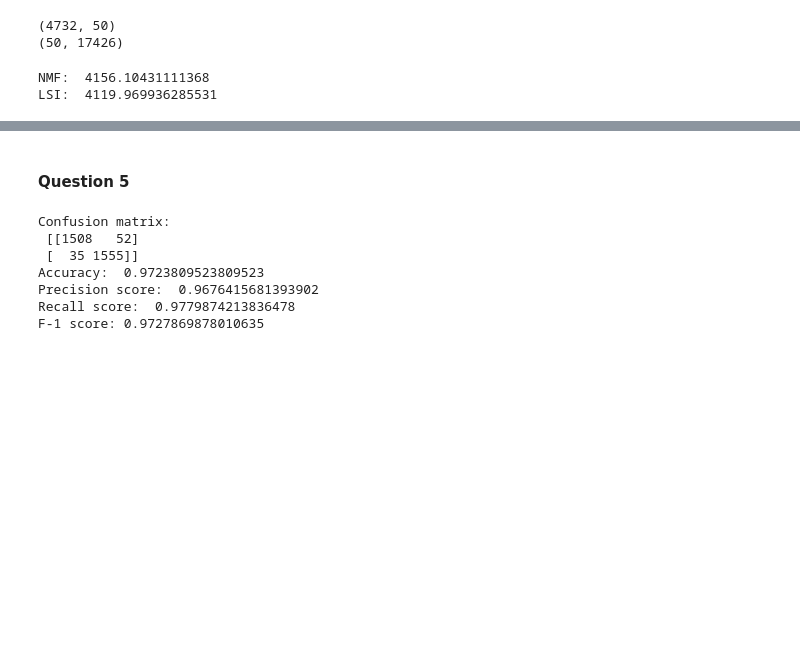
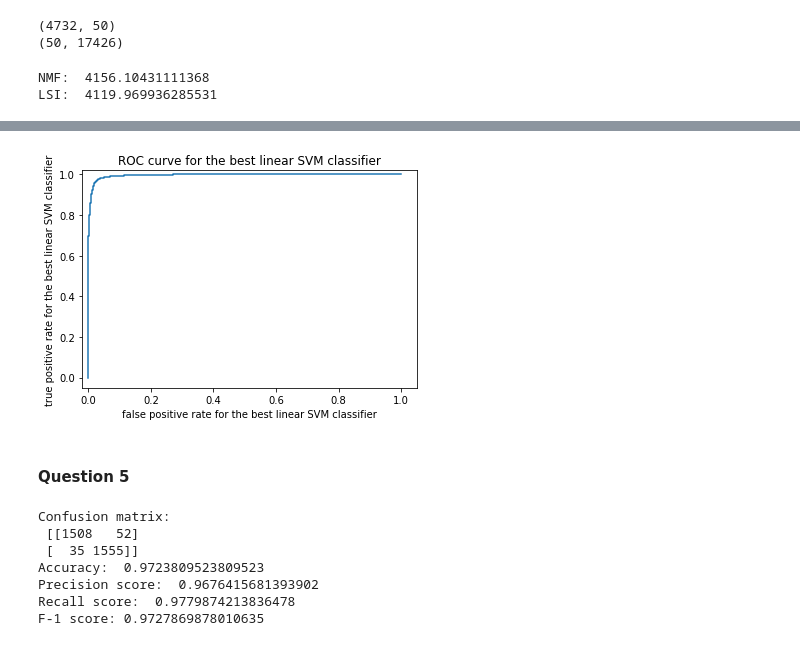
Before and after one commit to 219Winter2019adjz/test, a Jupyter notebook: proj1.ipynb, the cells around one changed output, grey strips where cells are left out. Drawn from its saved outputs; the diff is of its cells as text; code cells hidden in the pictures; blank space fills up the shorter version.

```diff
--- a/proj1.ipynb
+++ b/proj1.ipynb
@@ -255,3 +461,21 @@ LSI:  4119.969936285531
+# %%
+# ROC curve for the best linear SVM classifier
+
+from sklearn.metrics import roc_curve
+
+score_svc_1 = clf_svc_1.decision_function(X_lsi_test_reduced)
+fpr_svc_1, tpr_svc_1, thresholds_svc_1 = roc_curve(twenty_test_binary_labels, score_svc_1)
+
+plt.figure()
+plt.plot(fpr_svc_1, tpr_svc_1)
+plt.title('ROC curve for the best linear SVM classifier')
+plt.xlabel('false positive rate for the best linear SVM classifier')
+plt.ylabel('true positive rate for the best linear SVM classifier')
+plt.xlim(left=-0.02)
+plt.ylim(top=1.02)
+plt.show()
+# %% [output]
+[figure, added]
 # %% [markdown]
 #### Question 5
 # %%
```
Also changed, not shown: parts of 10 cells of this notebook.
